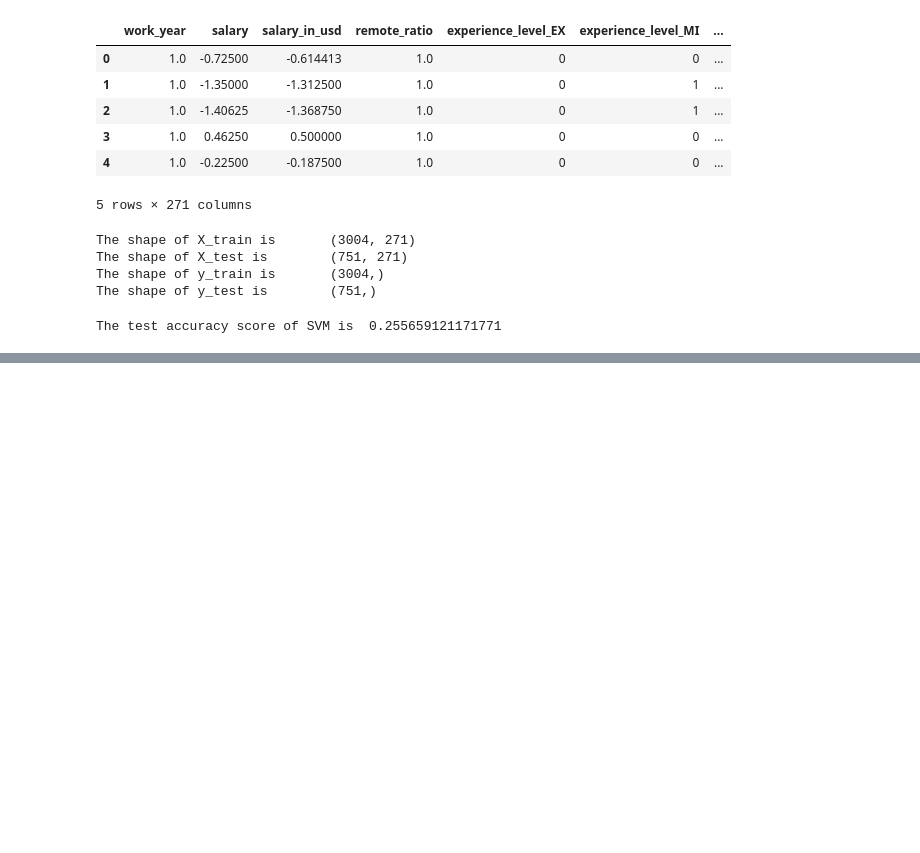
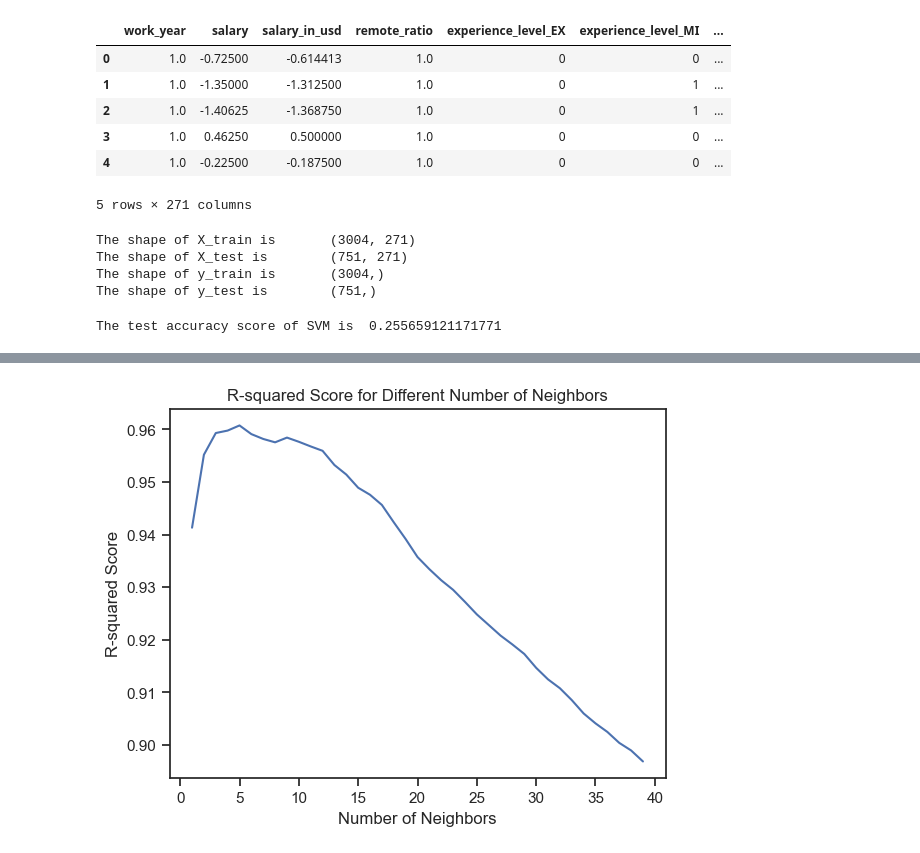
Before and after one commit to mynamescheff/ds-salaries, a Jupyter notebook: salaries_eda.ipynb, the cells around one changed output, grey strips where cells are left out. Saved outputs shown, nothing was run; the diff lists cells and outputs as text; code cells hidden in the pictures; blank space fills up the shorter version.

```diff
--- a/salaries_eda.ipynb
+++ b/salaries_eda.ipynb
@@ -197,0 +367,23 @@ print("The test accuracy score of Gradient Boosting Classifier is ", accuracy_sc
+# %%
+from sklearn.neighbors import KNeighborsRegressor
+
+def check_neighbors(X_train, y_train, X_test, y_test, k):
+    scores = []
+    neighbors = []
+
+    for i in range(1, k):
+        knn = KNeighborsRegressor(n_neighbors=i)  # Use KNeighborsRegressor
+        knn.fit(X_train, y_train)
+        scores.append(knn.score(X_test, y_test))
+        neighbors.append(i)
+
+    return scores, neighbors
+
+scores, neighbors = check_neighbors(X_train, y_train, X_test, y_test, 40)
+plt.plot(neighbors, scores)
+plt.xlabel('Number of Neighbors')
+plt.ylabel('R-squared Score')  # Since it's a regression task
+plt.title('R-squared Score for Different Number of Neighbors')
+plt.show()
+# %% [output]
+[figure, added]
```
Also changed, not shown: parts of 11 cells of this notebook, 5 other files.
